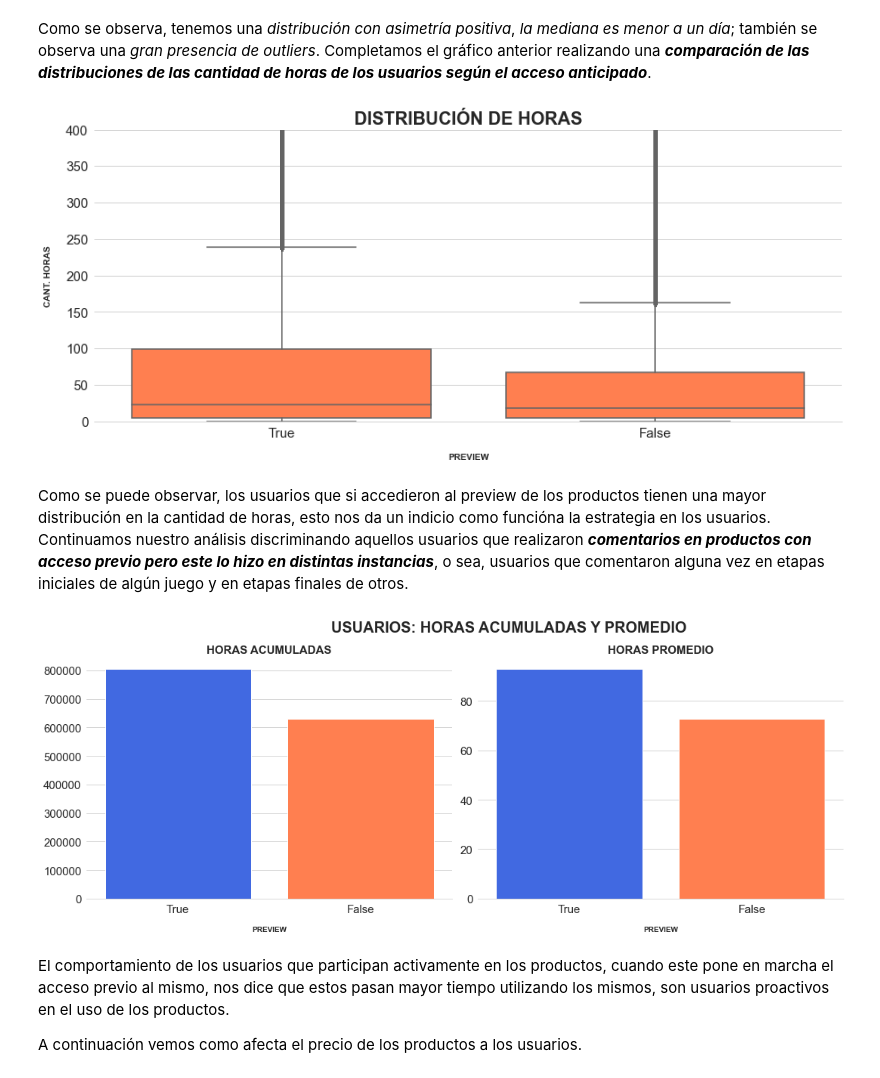
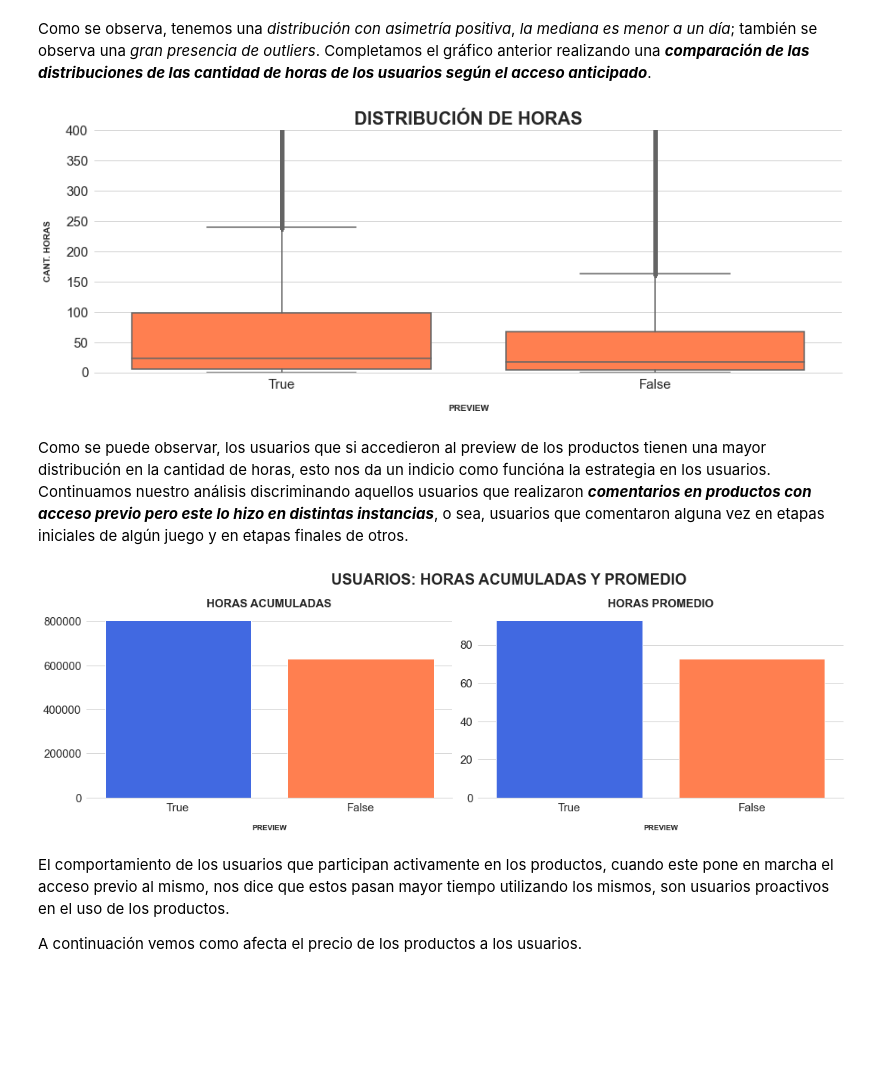
Before and after one commit to aaerror/Steam, a Jupyter notebook: Proyecto 03.ipynb, the cells around one changed output. Cells and saved outputs as stored; diff of their text form; code cells hidden in the pictures; blank space fills up the shorter version.

```diff
--- a/Proyecto 03.ipynb
+++ b/Proyecto 03.ipynb
@@ -1208,8 +1207,7 @@ Debido a esta inconsistencia en los datos, hacemos las modificaciones necesarias
 idx = games.query('GameID in @idx_games.unique()').index
 games.loc[idx,'Acceso previo'] = True
 
-reviews_games = reviews.merge(games, how='left', left_on='GameID', right_on='GameID',
-                              suffixes=('REVIEWS_', 'GAMES_'))
+reviews_games = reviews.merge(games, how='left', on='GameID', suffixes=('REVIEWS_', 'GAMES_'))
 reviews_games.sample(5)
 # %% [output]
 |  | Usuario | Cant. horas | Cant. juegos | Fecha | Comentario | Preview | GameID | Aplicación | Acceso previo | ... |
@@ -1226,15 +1224,15 @@ usuarios = reviews_games.groupby(['Acceso previo', 'Preview']).agg(Porcentaje=pd
 usuarios.fillna(0, inplace=True)
 productos = games.groupby('Acceso previo').agg(Porcentaje=pd.NamedAgg(column='GameID', aggfunc=lambda x: len(x)/len(games)*100))
 # %%
-data = [ productos, usuarios ]
+data = [productos, usuarios]
 
-fig, axs = plt.subplots(1, 2, figsize=(15,6), tight_layout=True, sharey=True)
+# Gráfica
+fig, axs = plt.subplots(1, 2, figsize=(15,5), tight_layout=True, sharey=True)
 fig.suptitle('% registros según acceso previo'.upper(), fontsize=20, fontweight='bold')
 for x in range(0,2):
     plot = data[x]
     hue = 'Preview' if x > 0 else None
-    sns.barplot(x='Acceso previo', y='Porcentaje', data=plot.reset_index(), palette=['Royalblue', 'Coral'], hue=hue,
-                hue_order=[True, False],
+    sns.barplot(x='Acceso previo', y='Porcentaje', data=plot.reset_index(), palette=['Royalblue', 'Coral'], hue=hue, hue_order=[True, False],
                 order=[True, False], saturation=1, ax=axs[x])
     axs[x].set_title(f'{ "Productos" if x == 0 else "Comentarios" }'.upper(), fontsize=15, fontweight='bold')
     axs[x].set_xlabel('Acceso previo'.upper(), fontsize=10, fontweight='bold', labelpad=15)
@@ -1316,8 +1343,7 @@ Observamos como la mayoría de usuarios tuvieron acceso anticipado a diferentes
 
 Continuamos desmenuzando nuestros datos, observamos las distribuciones de los usuarios según el acceso previo de los productos, siempre mirando aquellos productos que si implementaron dicha estrategia. Estamos tratando de entender que sucede con esos artículos y porque los usuarios se decantan, o no, por participar en versiones previas de desarrollo.
 # %%
-plot = data.pivot_table(index='GameID', columns='Preview', values='Usuario', margins=True,
-                        aggfunc='count').rename(columns={ 'All' : 'Totales' })
+plot = data.pivot_table(index='GameID', columns='Preview', values='Usuario', margins=True, aggfunc='count').rename(columns={ 'All' : 'Totales' })
 plot.describe()
 # %% [output]
 | Preview | False | True | Totales |
@@ -1347,12 +1374,14 @@ En la siguiente gráfica visualizamos los ***diez productos que acapararon a la
 plot = plot.merge(games.loc[:,['GameID', 'Aplicación']], how='inner', left_on='GameID', right_on='GameID')
 columns = [True, False]
 
+# Gráfica
 fig, axs = plt.subplots(1, 2, figsize=(16,10), tight_layout=True, sharey=True)
+fig.suptitle('Top 10: Productos según usuarios en preview'.upper(), fontsize=20, fontweight='bold')
 for x in range(0,2):
     var = columns[x]
     plot.sort_values(by=var, ascending=False, inplace=True)
-    plot.head(10).drop(columns=['GameID', 'Totales']).plot(ax=axs[x], color=['Coral', 'Royalblue'], kind='bar',
-                                                           stacked=True, x='Aplicación', xlabel='')
+    plot.head(10).drop(columns=['GameID', 'Totales']).plot(ax=axs[x], color=['Coral', 'Royalblue'], kind='bar', stacked=True, x='Aplicación',
+                                                           xlabel='')
     axs[x].legend(title='Preview'.upper())
     subtitle = f'{ "Mayor" if var == True else "Menor" } cant. usuarios en preview'.upper()
     axs[x].set_title(subtitle, fontsize=15, fontweight='bold')
@@ -1360,7 +1389,6 @@ for x in range(0,2):
     axs[x].set_ylabel('Usuario'.upper(), fontsize=10, fontweight='bold', labelpad=15)
     axs[x].tick_params(labelsize=15)
     axs[x].grid(axis='x')
-fig.suptitle('Top 10: Productos según usuarios en preview'.upper(), fontsize=25, fontweight='bold')
 sns.despine(left=True)
 plt.show()
 # %% [output]
@@ -1415,7 +1444,8 @@ plt.show()
 # %% [markdown]
 Como se observa, tenemos una *distribución con asimetría positiva*, *la mediana es menor a un día*; también se observa una *gran presencia de outliers*. Completamos el gráfico anterior realizando una ***comparación de las distribuciones de las cantidad de horas de los usuarios según el acceso anticipado***.
 # %%
-plt.figure(figsize=(15,6))
+# Gráfica
+plt.figure(figsize=(15,5))
 plt.title(f'Distribución de horas'.upper(), fontsize=20, fontweight='bold')
 sns.boxplot(x='Preview', y='Cant. horas', data=data, color='Coral', order=[True, False], saturation=1)
 plt.tick_params(axis='both', labelsize=15)
@@ -1425,7 +1455,7 @@ plt.ylim(0,400)
 sns.despine(left=True)
 plt.show()
 # %% [output]
-[figure, old version]
+[figure, new version]
 # %% [markdown]
 Como se puede observar, los usuarios que si accedieron al preview de los productos tienen una mayor distribución en la cantidad de horas, esto nos da un indicio como funcióna la estrategia en los usuarios. Continuamos nuestro análisis discriminando aquellos usuarios que realizaron ***comentarios en productos con acceso previo pero este lo hizo en distintas instancias***, o sea, usuarios que comentaron alguna vez en etapas iniciales de algún juego y en etapas finales de otros.
 # %%
@@ -1443,20 +1472,20 @@ plot.index.rename(name='Preview', inplace=True)
 # %%
 col = ['Acumuladas', 'Promedio']
 
-fig, axs = plt.subplots(1, 2, figsize=(15,6), tight_layout=True)
+# Gráfica
+fig, axs = plt.subplots(1, 2, figsize=(15,5), tight_layout=True)
 fig.suptitle('Usuarios: Horas acumuladas y promedio'.upper(), x=.58, fontsize=20, fontweight='bold')
 for x in range(0,2):
     var = col[x]
-    sns.barplot(y=var, x='Preview', data=plot.reset_index(), palette=['Royalblue', 'Coral'], order=[True, False],
-                saturation=1, ax=axs[x])
+    sns.barplot(y=var, x='Preview', data=plot.reset_index(), palette=['Royalblue', 'Coral'], order=[True, False], saturation=1, ax=axs[x])
     axs[x].set_title(f'Horas { var }'.upper(), fontsize=15, fontweight='bold')
     axs[x].set_ylabel('')
     axs[x].set_xlabel('Preview'.upper(), fontsize=10, fontweight='bold', labelpad=15)
     axs[x].tick_params(labelsize=15)
 sns.despine(left=True)
 plt.show()
 # %% [output]
-[figure, old version]
+[figure, new version]
 # %% [markdown]
 El comportamiento de los usuarios que participan activamente en los productos, cuando este pone en marcha el acceso previo al mismo, nos dice que estos pasan mayor tiempo utilizando los mismos, son usuarios proactivos en el uso de los productos.
 
```
Also changed, not shown: parts of 171 cells of this notebook.
